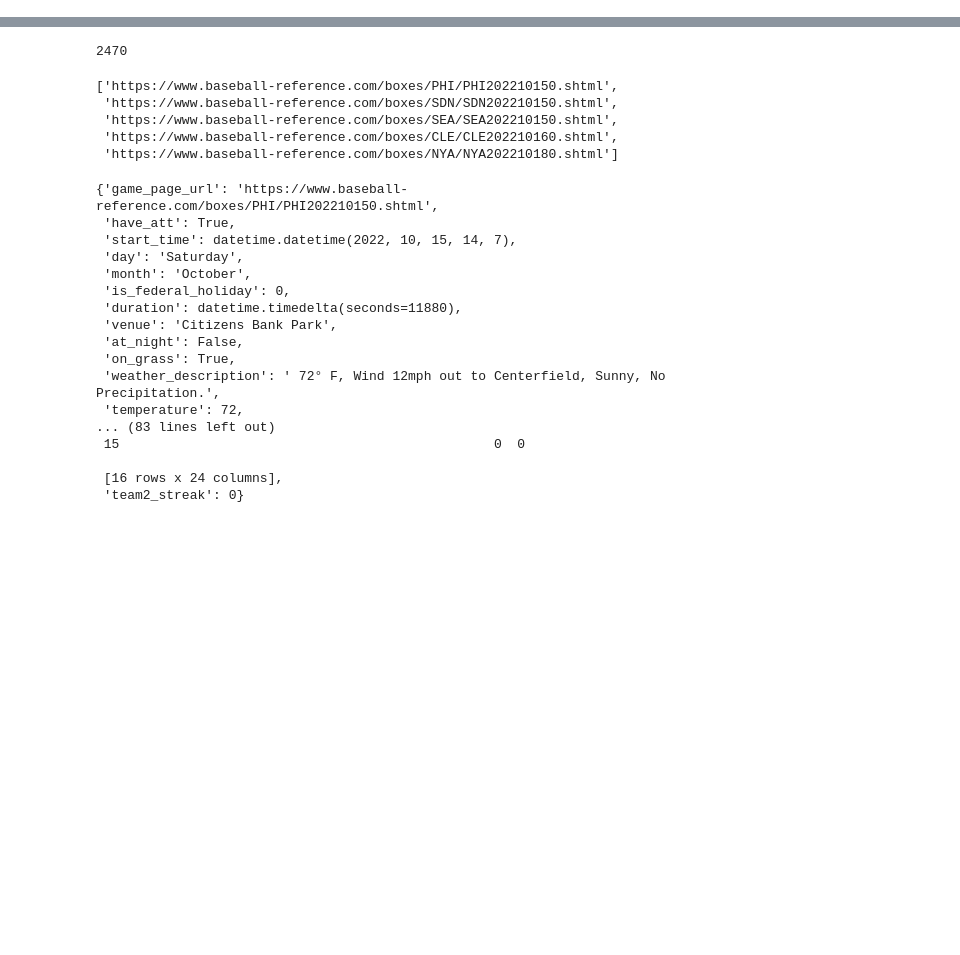
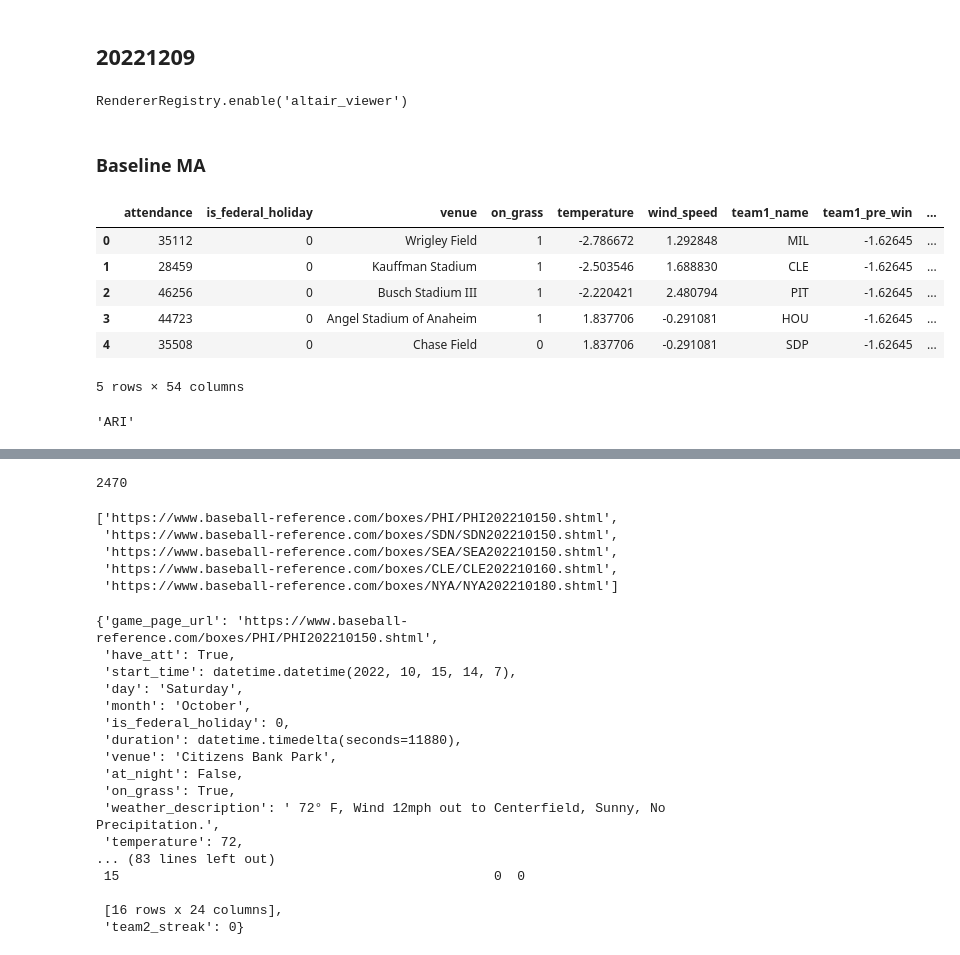
Before and after one commit to RDOGS-Friendz/SLDL-MLB-ATT-Prediction, a Jupyter notebook: test.ipynb, the cells around one changed output, grey strips where cells are left out. Drawn from its saved outputs; the diff is of its cells as text; code cells hidden in the pictures; blank space fills up the shorter version.

```diff
--- a/test.ipynb
+++ b/test.ipynb
@@ -0,0 +1,31 @@
+# %% [markdown]
+## 20221209
+# %%
+# import
+
+from collections import defaultdict, namedtuple
+from htbuilder import div, big, h2, styles
+from htbuilder.units import rem
+from math import floor
+import altair as alt
+import datetime
+import functools
+import numpy as np
+import pandas as pd
+import re
+import streamlit as st
+import time
+import plotly.express as px
+from vega_datasets import data
+from st_aggrid import AgGrid
+
+from streamlit_app import instruction as instr
+from streamlit_app import form as form
+from streamlit_app import custom_display as cd
+
+import altair_viewer
+alt.renderers.enable('altair_viewer', inline=True)
+# alt.renderers.enable('notebook')
+# alt.renderers.enable('mimetype')
+# %% [output]
+RendererRegistry.enable('altair_viewer')
@@ -0,0 +36,23 @@
+# %% [markdown]
+### Baseline MA
+# %%
+# MA 5-10 chart
+
+path = 'models-v2-lle/testset_w_lle.csv'
+df = pd.read_csv(path)
+df.head()
+# %% [output]
+|  | attendance | is_federal_holiday | venue | on_grass | temperature | wind_speed | team1_name | team1_pre_win | ... |
+| 0 | 35112 | 0 | Wrigley Field | 1 | -2.786672 | 1.292848 | MIL | -1.62645 | ... |
+| 1 | 28459 | 0 | Kauffman Stadium | 1 | -2.503546 | 1.688830 | CLE | -1.62645 | ... |
+| 2 | 46256 | 0 | Busch Stadium III | 1 | -2.220421 | 2.480794 | PIT | -1.62645 | ... |
+| 3 | 44723 | 0 | Angel Stadium of Anaheim | 1 | 1.837706 | -0.291081 | HOU | -1.62645 | ... |
+| 4 | 35508 | 0 | Chase Field | 0 | 1.837706 | -0.291081 | SDP | -1.62645 | ... |
+5 rows × 54 columns
+# %%
+home_team_name = 'Arizona Diamondbacks (ARI)'
+# extract
+home_team_name = home_team_name.split(' (')[1].replace(')', '')
+home_team_name
+# %% [output]
+'ARI'
```
Also changed, not shown: parts of 12 cells of this notebook, 8 other files.
